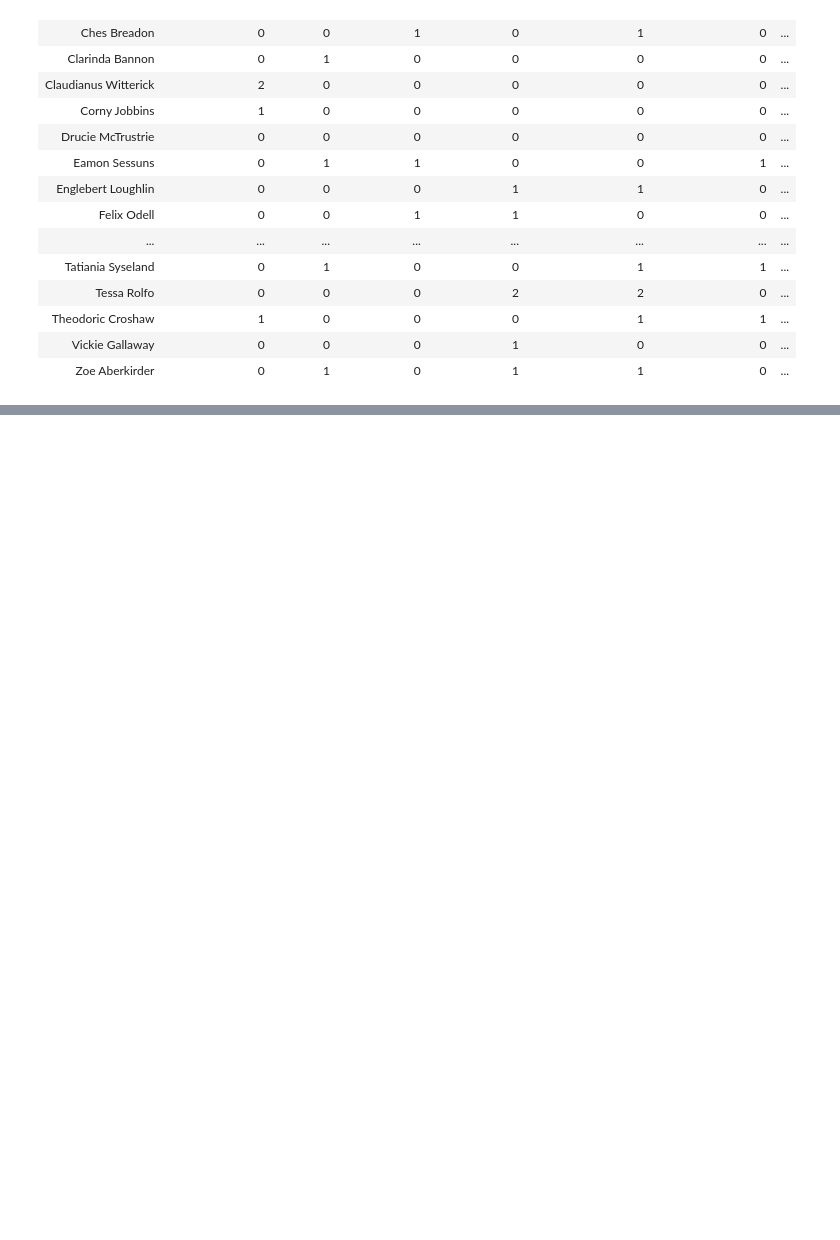
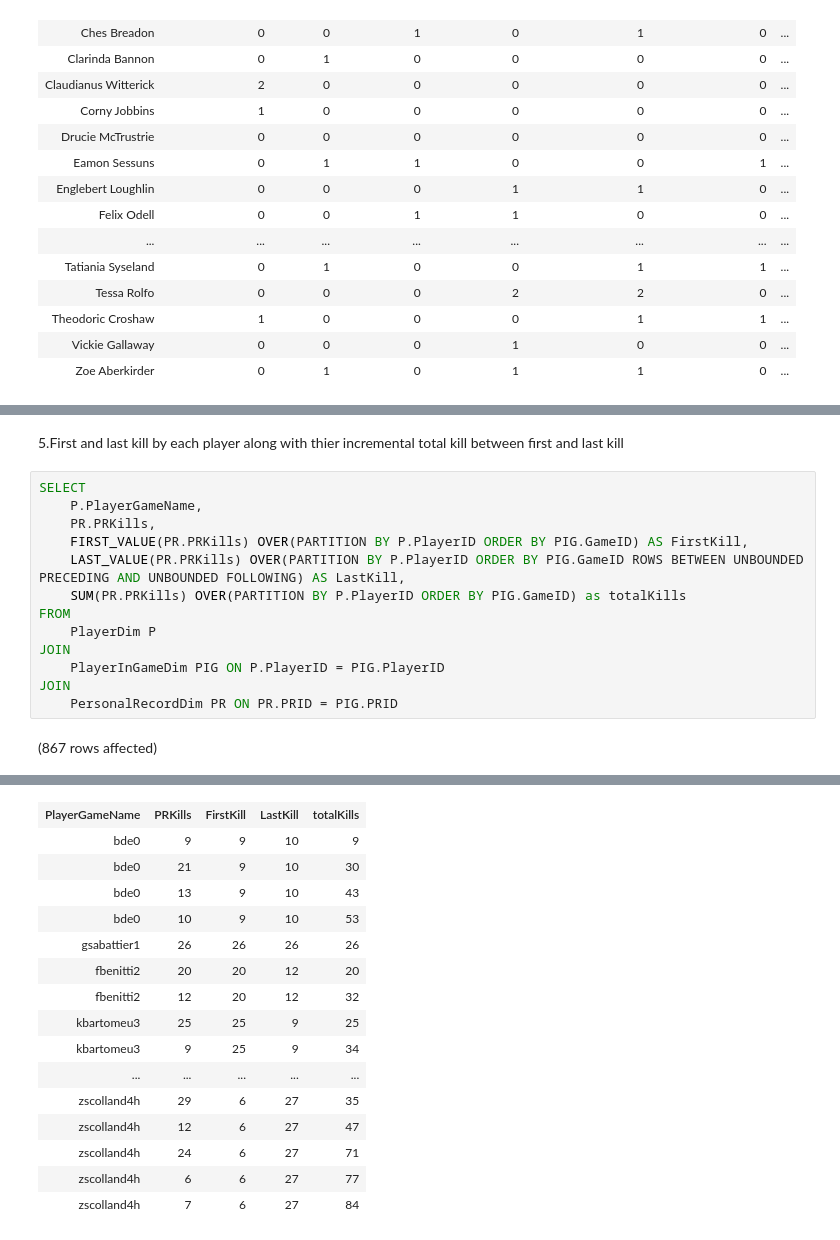
Before and after one commit to Kru301019/data-warehouse, a Jupyter notebook: task 16 coursework query.ipynb, the cells around one changed output, grey strips where cells are left out. Cells and saved outputs as stored; diff of their text form; blank space fills up the shorter version.

```diff
--- a/task 16 coursework query.ipynb
+++ b/task 16 coursework query.ipynb
@@ -128,0 +189,17 @@ Total execution time: 00:00:00.047
+# %% [markdown]
+5.First and last kill by each player along with thier incremental total kill between first and last kill
+# %%
+SELECT
+    P.PlayerGameName,
+    PR.PRKills,
+    FIRST_VALUE(PR.PRKills) OVER(PARTITION BY P.PlayerID ORDER BY PIG.GameID) AS FirstKill,
+    LAST_VALUE(PR.PRKills) OVER(PARTITION BY P.PlayerID ORDER BY PIG.GameID ROWS BETWEEN UNBOUNDED PRECEDING AND UNBOUNDED FOLLOWING) AS LastKill,
+    SUM(PR.PRKills) OVER(PARTITION BY P.PlayerID ORDER BY PIG.GameID) as totalKills
+FROM
+    PlayerDim P
+JOIN
+    PlayerInGameDim PIG ON P.PlayerID = PIG.PlayerID
+JOIN
+    PersonalRecordDim PR ON PR.PRID = PIG.PRID
+# %% [output]
+(867 rows affected)
@@ -128,0 +207,16 @@ Total execution time: 00:00:00.047
+| PlayerGameName | PRKills | FirstKill | LastKill | totalKills |
+| bde0 | 9 | 9 | 10 | 9 |
+| bde0 | 21 | 9 | 10 | 30 |
+| bde0 | 13 | 9 | 10 | 43 |
+| bde0 | 10 | 9 | 10 | 53 |
+| gsabattier1 | 26 | 26 | 26 | 26 |
+| fbenitti2 | 20 | 20 | 12 | 20 |
+| fbenitti2 | 12 | 20 | 12 | 32 |
+| kbartomeu3 | 25 | 25 | 9 | 25 |
+| kbartomeu3 | 9 | 25 | 9 | 34 |
+| ... | ... | ... | ... | ... |
+| zscolland4h | 29 | 6 | 27 | 35 |
+| zscolland4h | 12 | 6 | 27 | 47 |
+| zscolland4h | 24 | 6 | 27 | 71 |
+| zscolland4h | 6 | 6 | 27 | 77 |
+| zscolland4h | 7 | 6 | 27 | 84 |
```
Also changed, not shown: parts of 6 cells of this notebook, 1 other file.
